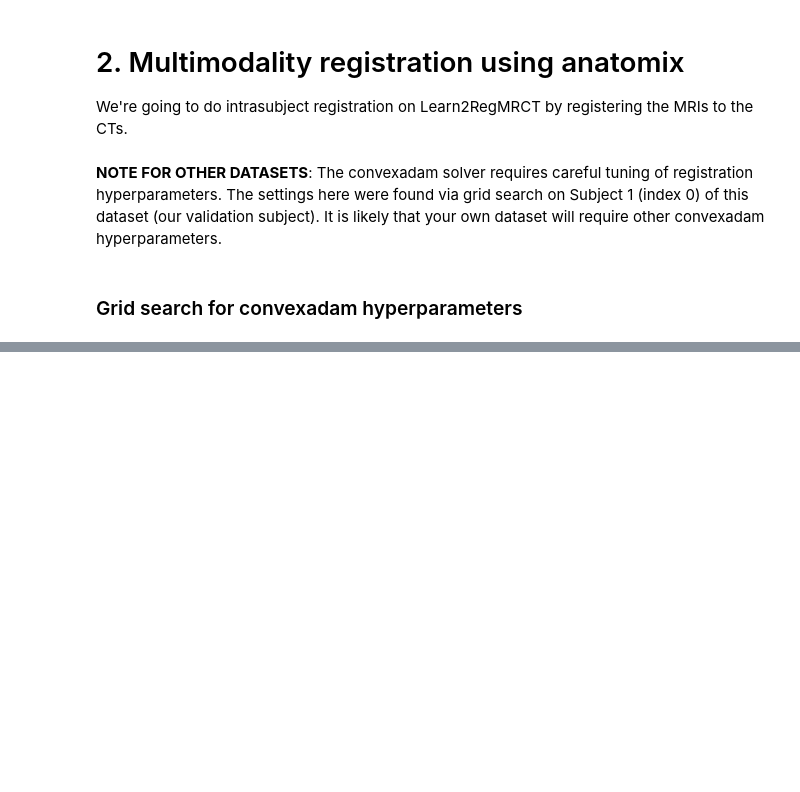
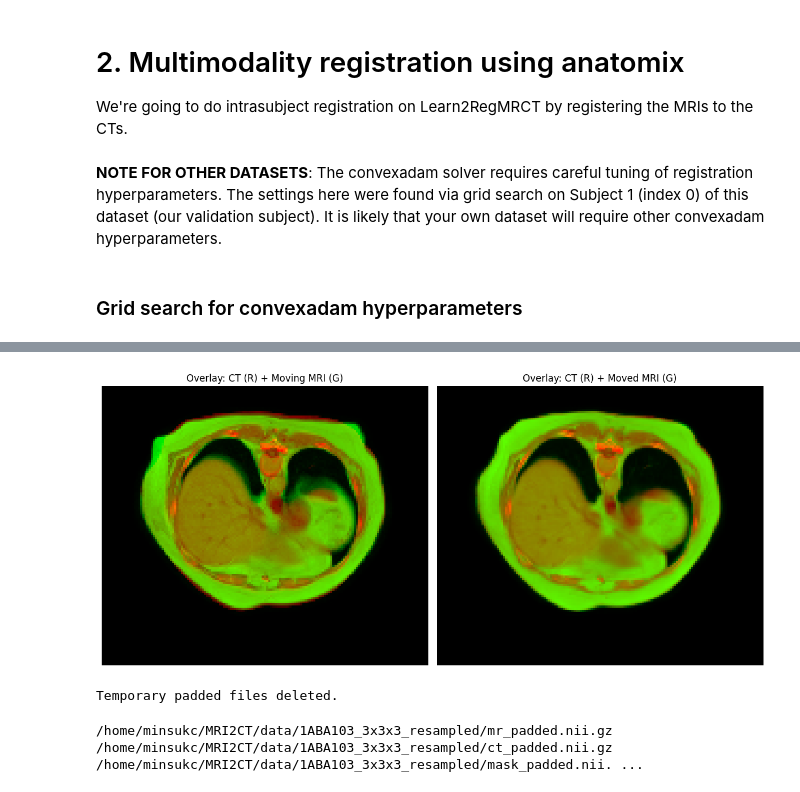
Before and after one commit to minsuk00/MRI2CT, a Jupyter notebook: anatomix_registration.ipynb, the cells around one changed output, grey strips where cells are left out. Drawn from its saved outputs; the diff is of its cells as text; code cells hidden in the pictures; blank space fills up the shorter version.

```diff
--- a/anatomix_registration.ipynb
+++ b/anatomix_registration.ipynb
@@ -588,0 +604,66 @@ Dice: 0.8758862828964441
+# %%
+import matplotlib.pyplot as plt
+import numpy as np
+
+def make_rgb_overlay(ct_slice, mr_slice):
+    """Build RGB overlay with:
+       R = CT
+       G = MRI
+       B = 0
+    """
+    ct_norm = (ct_slice - ct_slice.min()) / (ct_slice.max() - ct_slice.min() + 1e-8)
+    mr_norm = (mr_slice - mr_slice.min()) / (mr_slice.max() - mr_slice.min() + 1e-8)
+
+    rgb = np.zeros((*ct_norm.shape, 3), dtype=np.float32)
+    rgb[..., 0] = ct_norm        # Red
+    rgb[..., 1] = mr_norm        # Green
+    rgb[..., 2] = 0              # Blue always zero
+
+    return rgb
+
+# pick a slice
+sliceidx = 60
+
+# extract axial slices
+ct_sl = np.rot90(fixed_ct[:, :, sliceidx])
+mr_sl = np.rot90(moving_mr[:, :, sliceidx])
+moved_sl = np.rot90(moved_mr[:, :, sliceidx])
+
+# make overlays
+rgb_before = make_rgb_overlay(ct_sl, mr_sl)
+rgb_after  = make_rgb_overlay(ct_sl, moved_sl)
+
+# display
+plt.figure(figsize=(12, 6))
+
+plt.subplot(1, 2, 1)
+plt.imshow(rgb_before)
+plt.title("Overlay: CT (R) + Moving MRI (G)")
+plt.axis("off")
+
+plt.subplot(1, 2, 2)
+plt.imshow(rgb_after)
+plt.title("Overlay: CT (R) + Moved MRI (G)")
+plt.axis("off")
+
+plt.tight_layout()
+plt.show()
+# %% [output]
+[figure, added]
+# %%
+DELETE_TEMP_PADDED = True
+if DELETE_TEMP_PADDED:
+    for f in [mr_padded_path, ct_padded_path, mask_padded_path,
+              mr_seg_padded_path, ct_seg_padded_path]:
+        if os.path.exists(f):
+            os.remove(f)
+    for f in moved_imgs + moved_disp + moved_seg_files:
+        os.remove(f)
+    print("Temporary padded files deleted.")
+# %% [output]
+Temporary padded files deleted.
+# %%
+print(mr_padded_path, ct_padded_path, mask_padded_path,
+              mr_seg_padded_path, ct_seg_padded_path)
+# %% [output]
+/home/minsukc/MRI2CT/data/1ABA103_3x3x3_resampled/mr_padded.nii.gz /home/minsukc/MRI2CT/data/1ABA103_3x3x3_resampled/ct_padded.nii.gz /home/minsukc/MRI2CT/data/1ABA103_3x3x3_resampled/mask_padded.nii. ...
```
Also changed, not shown: parts of 37 cells of this notebook, 21 other files.
